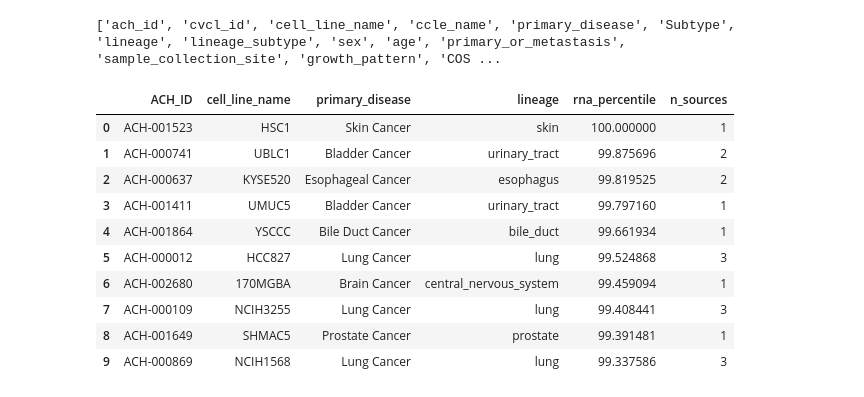
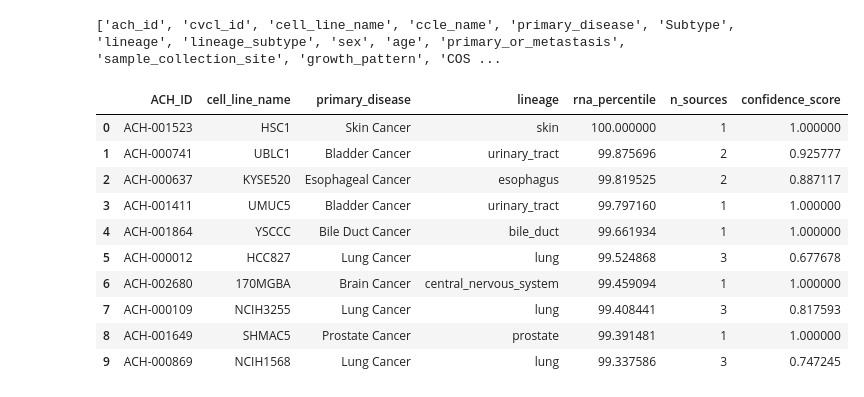
Before and after one commit to NattawasP/SEMTM0044_2025_AYEAR_TEAM34, a Jupyter notebook: notebooks/Victor_Data Exploration/Percentile_Ranking.ipynb, the cells around one changed output. Cells and saved outputs as stored; diff of their text form; code cells hidden in the pictures.

```diff
--- a/notebooks/Victor_Data Exploration/Percentile_Ranking.ipynb
+++ b/notebooks/Victor_Data Exploration/Percentile_Ranking.ipynb
@@ -126,19 +129,19 @@ print(dim.columns.tolist())   # check the name column
 # %%
 # merge names onto the ranking
 named = combined.merge(
     dim[["ach_id", "cell_line_name", "primary_disease", "lineage"]],
     left_on="ACH_ID", right_on="ach_id", how="left"
 )
-named[["ACH_ID", "cell_line_name", "primary_disease", "lineage", "rna_percentile", "n_sources"]].head(10)
+named[["ACH_ID", "cell_line_name", "primary_disease", "lineage", "rna_percentile", "n_sources", "confidence_score"]].head(10)
 # %% [output]
-|  | ACH_ID | cell_line_name | primary_disease | lineage | rna_percentile | n_sources |
-| 0 | ACH-001523 | HSC1 | Skin Cancer | skin | 100.000000 | 1 |
-| 1 | ACH-000741 | UBLC1 | Bladder Cancer | urinary_tract | 99.875696 | 2 |
-| 2 | ACH-000637 | KYSE520 | Esophageal Cancer | esophagus | 99.819525 | 2 |
-| 3 | ACH-001411 | UMUC5 | Bladder Cancer | urinary_tract | 99.797160 | 1 |
-| 4 | ACH-001864 | YSCCC | Bile Duct Cancer | bile_duct | 99.661934 | 1 |
-| 5 | ACH-000012 | HCC827 | Lung Cancer | lung | 99.524868 | 3 |
-| 6 | ACH-002680 | 170MGBA | Brain Cancer | central_nervous_system | 99.459094 | 1 |
-| 7 | ACH-000109 | NCIH3255 | Lung Cancer | lung | 99.408441 | 3 |
-| 8 | ACH-001649 | SHMAC5 | Prostate Cancer | prostate | 99.391481 | 1 |
-| 9 | ACH-000869 | NCIH1568 | Lung Cancer | lung | 99.337586 | 3 |
+|  | ACH_ID | cell_line_name | primary_disease | lineage | rna_percentile | n_sources | confidence_score |
+| 0 | ACH-001523 | HSC1 | Skin Cancer | skin | 100.000000 | 1 | 1.000000 |
+| 1 | ACH-000741 | UBLC1 | Bladder Cancer | urinary_tract | 99.875696 | 2 | 0.925777 |
+| 2 | ACH-000637 | KYSE520 | Esophageal Cancer | esophagus | 99.819525 | 2 | 0.887117 |
+| 3 | ACH-001411 | UMUC5 | Bladder Cancer | urinary_tract | 99.797160 | 1 | 1.000000 |
+| 4 | ACH-001864 | YSCCC | Bile Duct Cancer | bile_duct | 99.661934 | 1 | 1.000000 |
+| 5 | ACH-000012 | HCC827 | Lung Cancer | lung | 99.524868 | 3 | 0.677678 |
+| 6 | ACH-002680 | 170MGBA | Brain Cancer | central_nervous_system | 99.459094 | 1 | 1.000000 |
+| 7 | ACH-000109 | NCIH3255 | Lung Cancer | lung | 99.408441 | 3 | 0.817593 |
+| 8 | ACH-001649 | SHMAC5 | Prostate Cancer | prostate | 99.391481 | 1 | 1.000000 |
+| 9 | ACH-000869 | NCIH1568 | Lung Cancer | lung | 99.337586 | 3 | 0.747245 |
```
Also changed, not shown: parts of 3 cells of this notebook.
